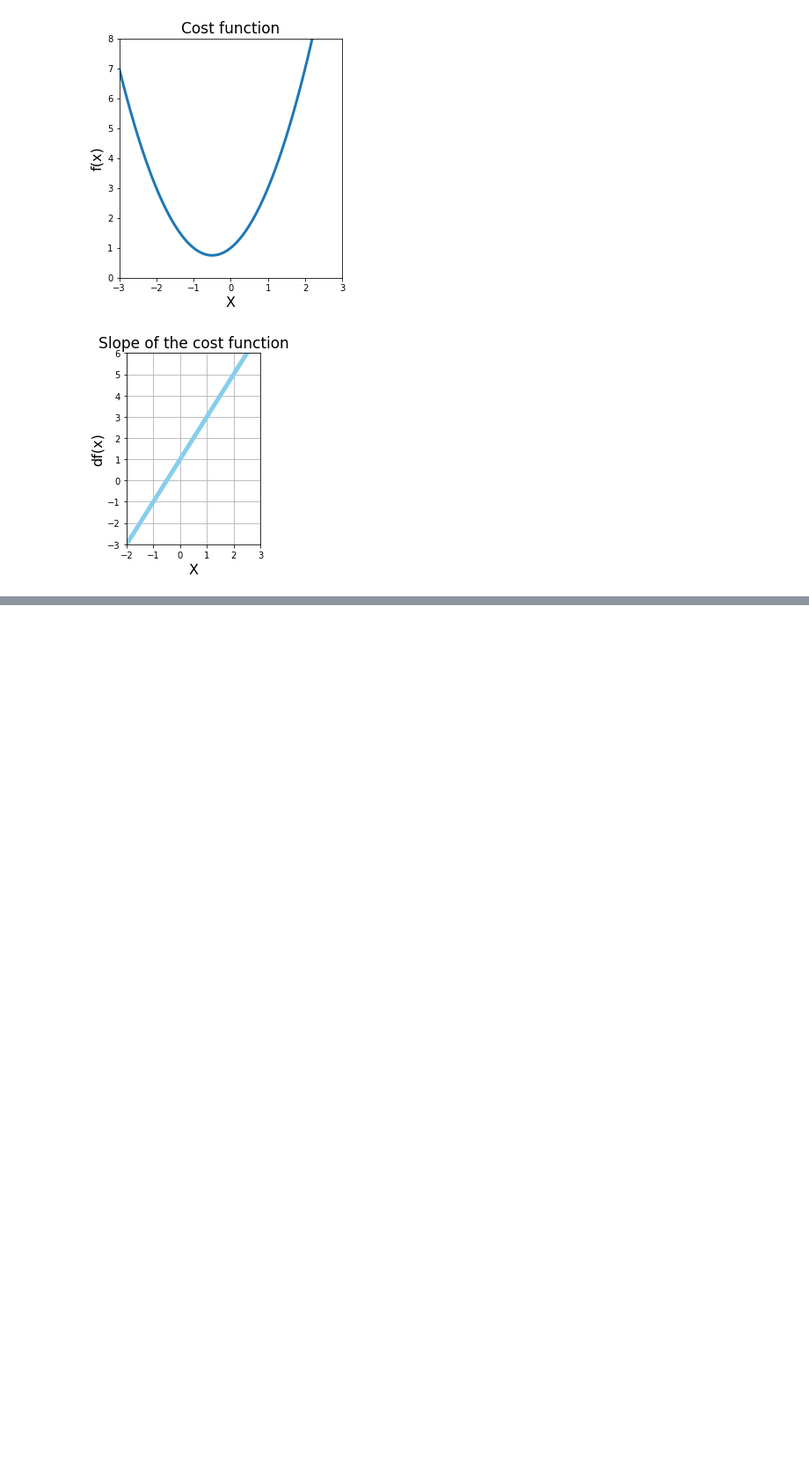
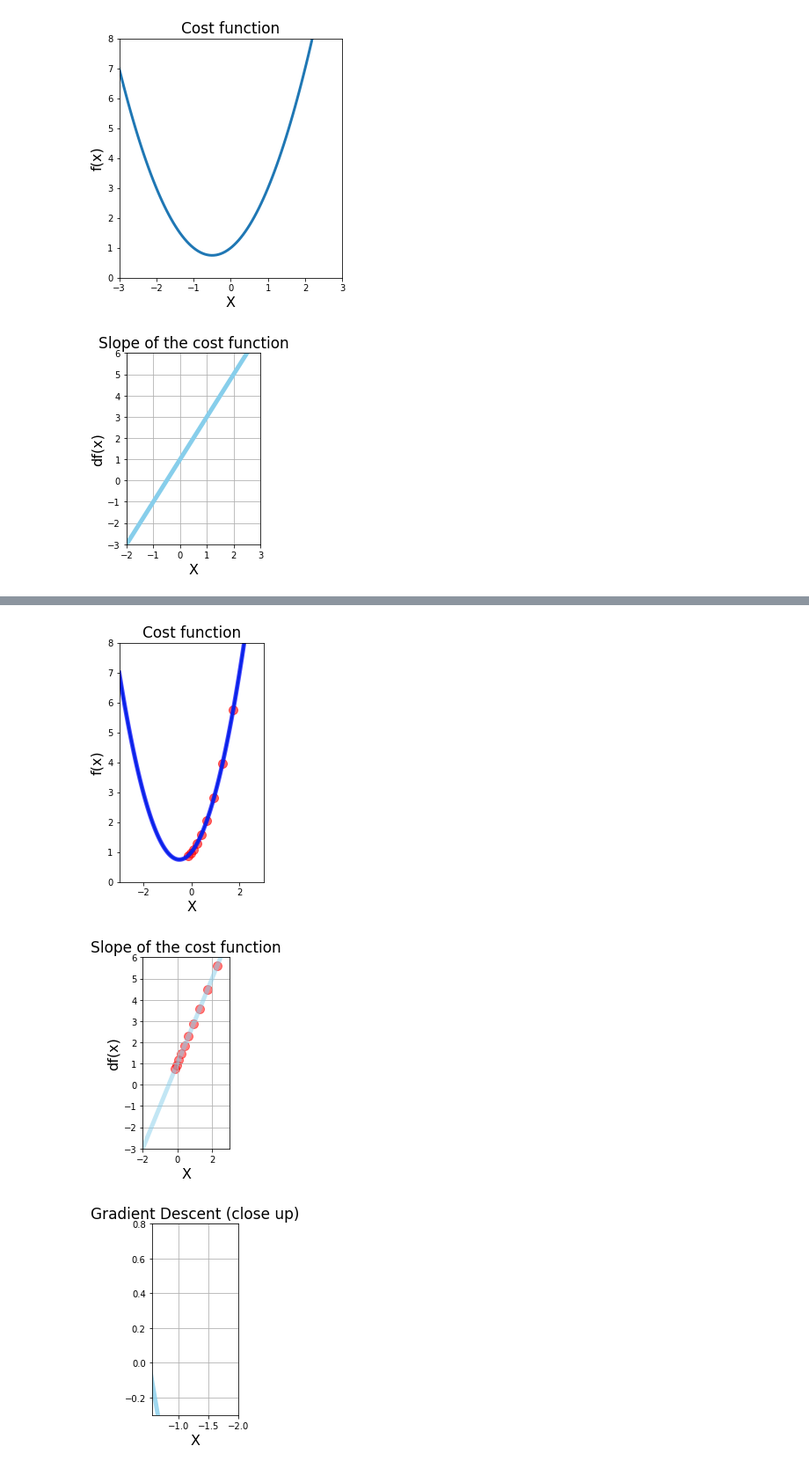
Before and after one commit to Pedro-A-D-S/Complete-2022-Data-Science-Machine-Learning-Bootcamp, a Jupyter notebook: 02_optimisation_and_gradient_descent/01_gradient_descent.ipynb, the cells around one changed output, grey strips where cells are left out. Shown: that part at 88% size. Cells and saved outputs as stored; diff of their text form; code cells hidden in the pictures; blank space fills up the shorter version.

```diff
--- a/02_optimisation_and_gradient_descent/01_gradient_descent.ipynb
+++ b/02_optimisation_and_gradient_descent/01_gradient_descent.ipynb
@@ -69,0 +72,5 @@ plt.show()
+# %%
+# for loop
+for n in range(5):
+    print('Hello World', n)
+print('End of loop')
@@ -69,0 +131,52 @@ plt.show()
+# %%
+# Superimpose the gradient descent calculations
+
+plt.figure(figsize = [10, 5])
+
+# 1 Chart: Cost function
+plt.subplot(1, 3, 1)
+
+plt.xlim(- 3, 3)
+plt.ylim(0, 8)
+plt.title('Cost function', fontsize = 17)
+plt.xlabel('X', fontsize = 16)
+plt.ylabel('f(x)', fontsize = 16)
+plt.plot(x_1, f(x_1), linewidth = 3)
+
+plt.plot(x_1, f(x_1), color = 'blue', linewidth = 5, alpha = 0.7)
+
+values = np.array(x_list)
+plt.scatter(x_list, f(values), color = 'red', s = 100, alpha = 0.6)
+plt.show()
+
+
+# 2 Chart: Derivative
+plt.subplot(1, 3, 2)
+
+plt.xlim(- 2, 3)
+plt.ylim(- 3, 6)
+plt.title('Slope of the cost function', fontsize = 17)
+plt.xlabel('X', fontsize = 16)
+plt.ylabel('df(x)', fontsize = 16)
+plt.grid()
+plt.plot(x_1, df(x_1), color = 'skyblue', linewidth = 5, alpha = 0.5)
+plt.scatter(x_list, slope_list, color = 'red', s = 100, alpha = 0.5)
+
+plt.show()
+
+# 3 Chart: Derivative (Close Up)
+plt.subplot(1, 3, 2)
+
+plt.xlim(- 0.55, -2)
+plt.ylim(- 0.3, 0.8)
+plt.title('Gradient Descent (close up)', fontsize = 17)
+plt.xlabel('X', fontsize = 16)
+plt.grid()
+plt.plot(x_1, df(x_1), color = 'skyblue', linewidth = 5, alpha = 0.8)
+plt.scatter(x_list, slope_list, color = 'red', s = 300, alpha = 0.5)
+
+plt.show()
+# %% [output]
+[figure, added]
+[figure, added]
+[figure, added]
```
Also changed, not shown: parts of 4 cells of this notebook.
